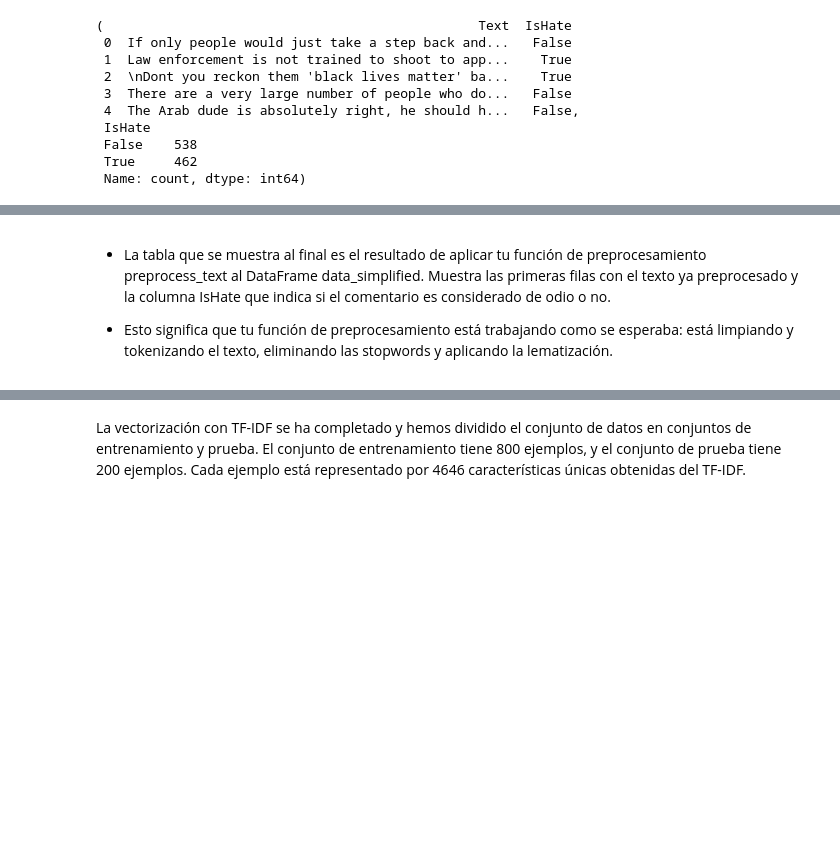
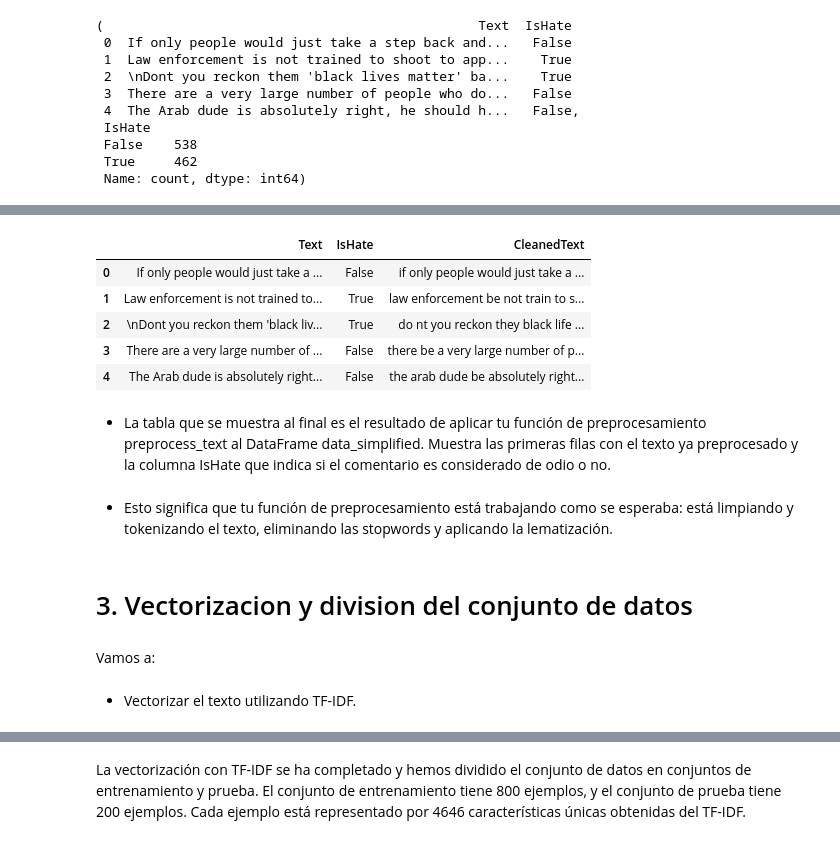
Before and after one commit to AI-School-F5-P2/Proyecto_NLP_Grupo_3, a Jupyter notebook: Notebooks/Modelos.ipynb, the cells around one changed output, grey strips where cells are left out. Drawn from its saved outputs; the diff is of its cells as text; code cells hidden in the pictures; blank space fills up the shorter version.

```diff
--- a/Notebooks/Modelos.ipynb
+++ b/Notebooks/Modelos.ipynb
@@ -25,16 +60,15 @@ df = pd.read_csv('../youtoxic_english_1000.csv')
 Para el propósito de crear un modelo de aprendizaje automático que reconozca los mensajes de odio, podemos consolidar las múltiples etiquetas de toxicidad en una sola etiqueta binaria. Por ejemplo, si cualquier columna de etiqueta tiene True, podríamos considerar ese comentario como un mensaje de odio.
 # %%
 # Consolidar las etiquetas en una sola columna binaria 'IsHate'
-# Consideramos un comentario como mensaje de odio si alguna de las etiquetas relevantes es verdadera
-columns_to_consider = ['IsToxic', 'IsAbusive', 'IsThreat', 'IsProvocative', 'IsObscene',
-                       'IsHatespeech', 'IsRacist', 'IsNationalist', 'IsSexist',
-                       'IsHomophobic', 'IsReligiousHate', 'IsRadicalism']
+# Creación de una nueva columna 'IsHate'
+hate_columns = ['IsToxic', 'IsAbusive', 'IsThreat', 'IsProvocative', 'IsObscene', 'IsHatespeech',
+                'IsRacist', 'IsNationalist', 'IsSexist', 'IsHomophobic', 'IsReligiousHate', 'IsRadicalism']
 
-# Cualquier comentario que tenga al menos una etiqueta positiva se considerará de odio
-df['IsHate'] = df[columns_to_consider].any(axis=1)
+# Un comentario es considerado de odio si cumple cualquiera de las condiciones anteriores
+data['IsHate'] = data[hate_columns].any(axis=1)
 
 # Ahora seleccionamos solo las columnas necesarias, es decir, 'Text' y 'IsHate'
-data_simplified = df[['Text', 'IsHate']]
+data_simplified = data[['Text', 'IsHate']]
 
 # Verificamos la distribución de las clases
 distribution = data_simplified['IsHate'].value_counts()
@@ -72,26 +91,0 @@ Este proceso generalmente incluye:
-# %%
-# Cargar las stopwords una sola vez
-stop_words = set(stopwords.words('english'))
-
-# Función para el preprocesamiento del texto
-def preprocess_text(text, stop_words):
-    # Convertir a minúsculas
-    text = text.lower()
-    # Eliminar caracteres no alfabéticos
-    text = re.sub(r'[^a-z\s]', '', text)
-    # Tokenización
-    words = word_tokenize(text)
-    # Eliminar stopwords
-    words = [word for word in words if word not in stop_words]
-    # Lematización
-    lemmatizer = WordNetLemmatizer()
-    words = [lemmatizer.lemmatize(word) for word in words]
-    # Unir las palabras en una cadena de texto de nuevo
-    text = ' '.join(words)
-    return text
-
-# Aplicar el preprocesamiento a cada comentario de forma segura
-data_simplified.loc[:, 'Text'] = data_simplified['Text'].apply(lambda x: preprocess_text(x, stop_words))
-
-# Muestra las primeras filas para verificar
-print(data_simplified.head())
@@ -105,5 +240,20 @@ print(data_simplified.head())
+# %%
+data_simplified.head()
+# %% [output]
+|  | Text | IsHate | CleanedText |
+| 0 | If only people would just take a ... | False | if only people would just take a ... |
+| 1 | Law enforcement is not trained to... | True | law enforcement be not train to s... |
+| 2 | \nDont you reckon them 'black liv... | True | do nt you reckon they black life ... |
+| 3 | There are a very large number of ... | False | there be a very large number of p... |
+| 4 | The Arab dude is absolutely right... | False | the arab dude be absolutely right... |
 # %% [markdown]
 - La tabla que se muestra al final es el resultado de aplicar tu función de preprocesamiento preprocess_text al DataFrame data_simplified. Muestra las primeras filas con el texto ya preprocesado y la columna IsHate que indica si el comentario es considerado de odio o no.
-
-- Esto significa que tu función de preprocesamiento está trabajando como se esperaba: está limpiando y tokenizando el texto, eliminando las stopwords y aplicando la lematización.
+# %% [markdown]
+- Esto significa que tu función de preprocesamiento está trabajando como se esperaba: está limpiando y tokenizando el texto, eliminando las stopwords y aplicando la lematización.
+# %% [markdown]
+# 3. Vectorizacion y division del conjunto de datos
+# %% [markdown]
+Vamos a:
+# %% [markdown]
+- Vectorizar el texto utilizando TF-IDF.
 # %% [markdown]
```
Also changed, not shown: parts of 37 cells of this notebook, 1 other file.
